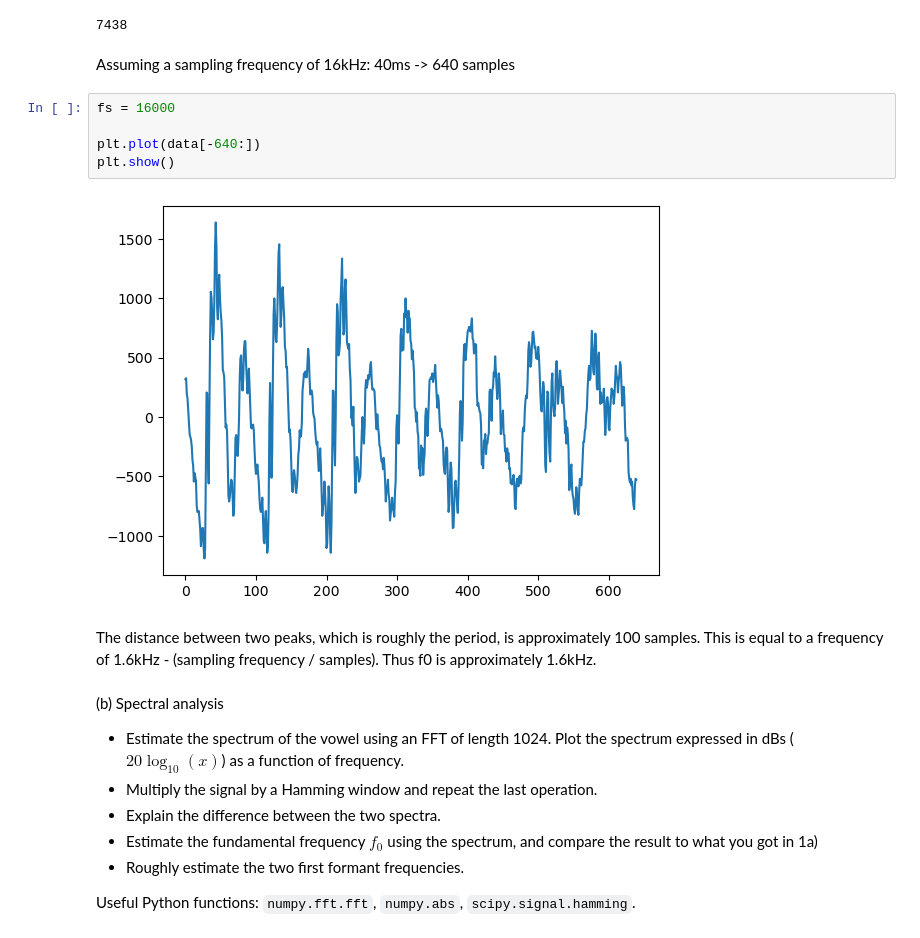
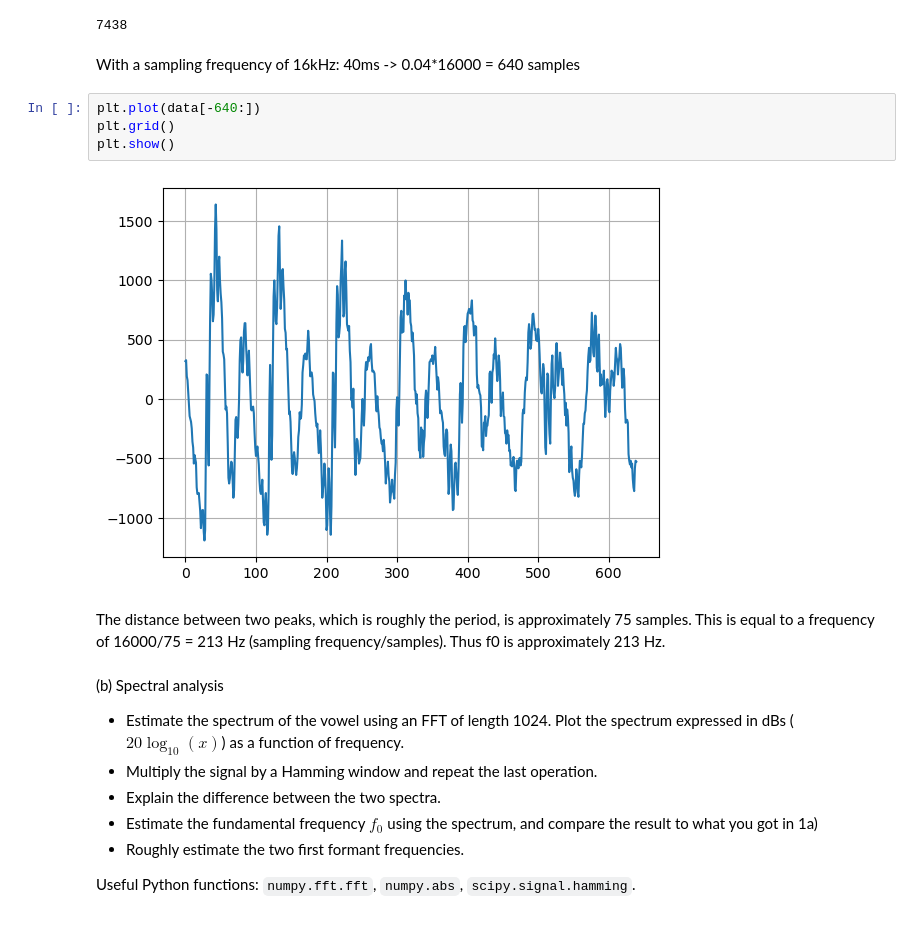
Before and after one commit to martinfsl/TTT4185, a Jupyter notebook: Assignments/Assignment_1/TTT4185_assignment_1.ipynb, the cells around one changed output. Cells and saved outputs as stored; diff of their text form.

```diff
--- a/Assignments/Assignment_1/TTT4185_assignment_1.ipynb
+++ b/Assignments/Assignment_1/TTT4185_assignment_1.ipynb
@@ -37,18 +40,17 @@ print(len(data))
 # %% [output]
 7438
 # %% [markdown]
-Assuming a sampling frequency of 16kHz: 40ms -> 640 samples
+With a sampling frequency of 16kHz: 40ms -> 0.04*16000 = 640 samples
 # %%
-fs = 16000
-
 plt.plot(data[-640:])
+plt.grid()
 plt.show()
 # %% [output]
-[figure, old version]
+[figure, new version]
 # %% [markdown]
-The distance between two peaks, which is roughly the period, is approximately 100 samples.
-This is equal to a frequency of 1.6kHz - (sampling frequency / samples).
-Thus f0 is approximately 1.6kHz.
+The distance between two peaks, which is roughly the period, is approximately 75 samples.
+This is equal to a frequency of 16000/75 = 213 Hz (sampling frequency/samples).
+Thus f0 is approximately 213 Hz.
 # %% [markdown]
 (b) Spectral analysis
 - Estimate the spectrum of the vowel using an FFT of length 1024. Plot the spectrum expressed in dBs ($20 \log_10(x)$) as a function of frequency.
```
Also changed, not shown: parts of 10 cells of this notebook.
